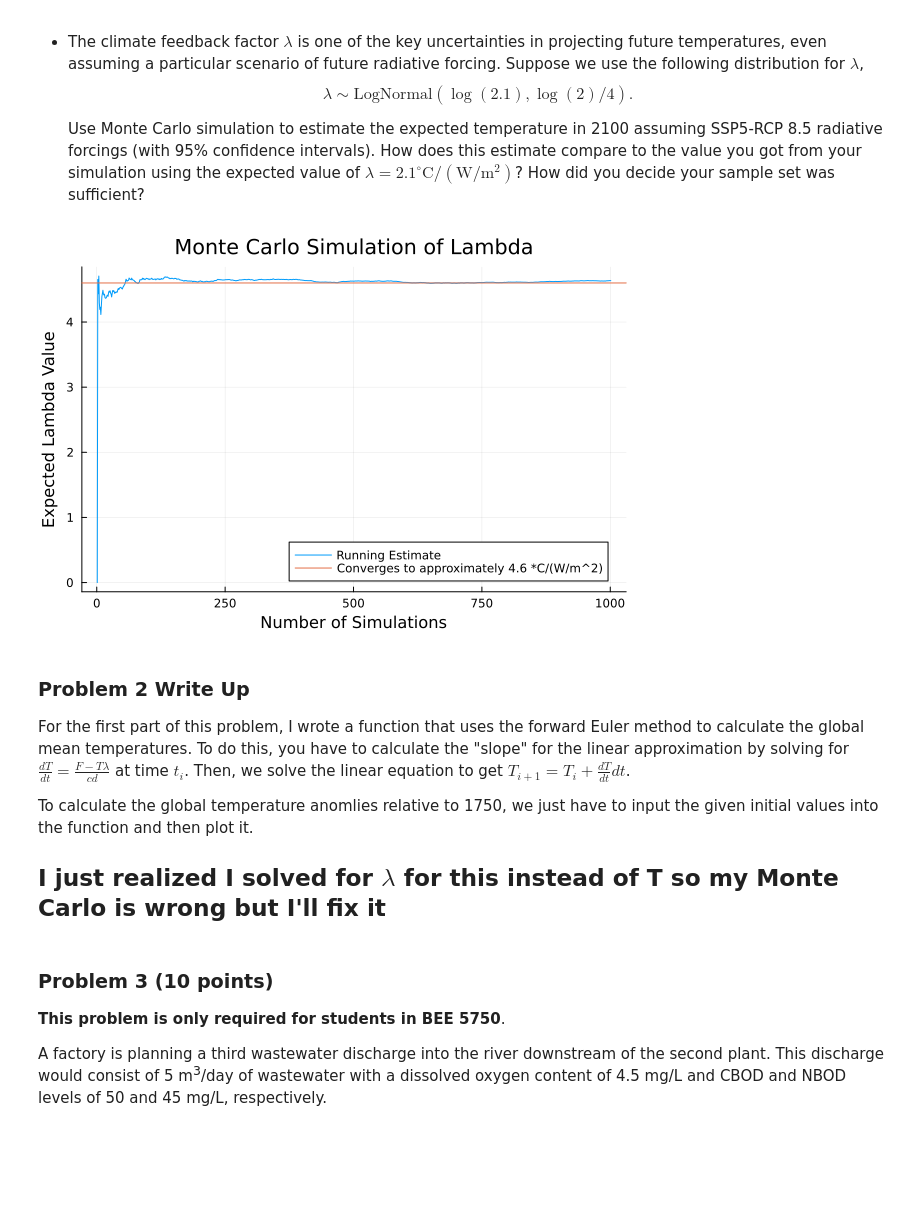
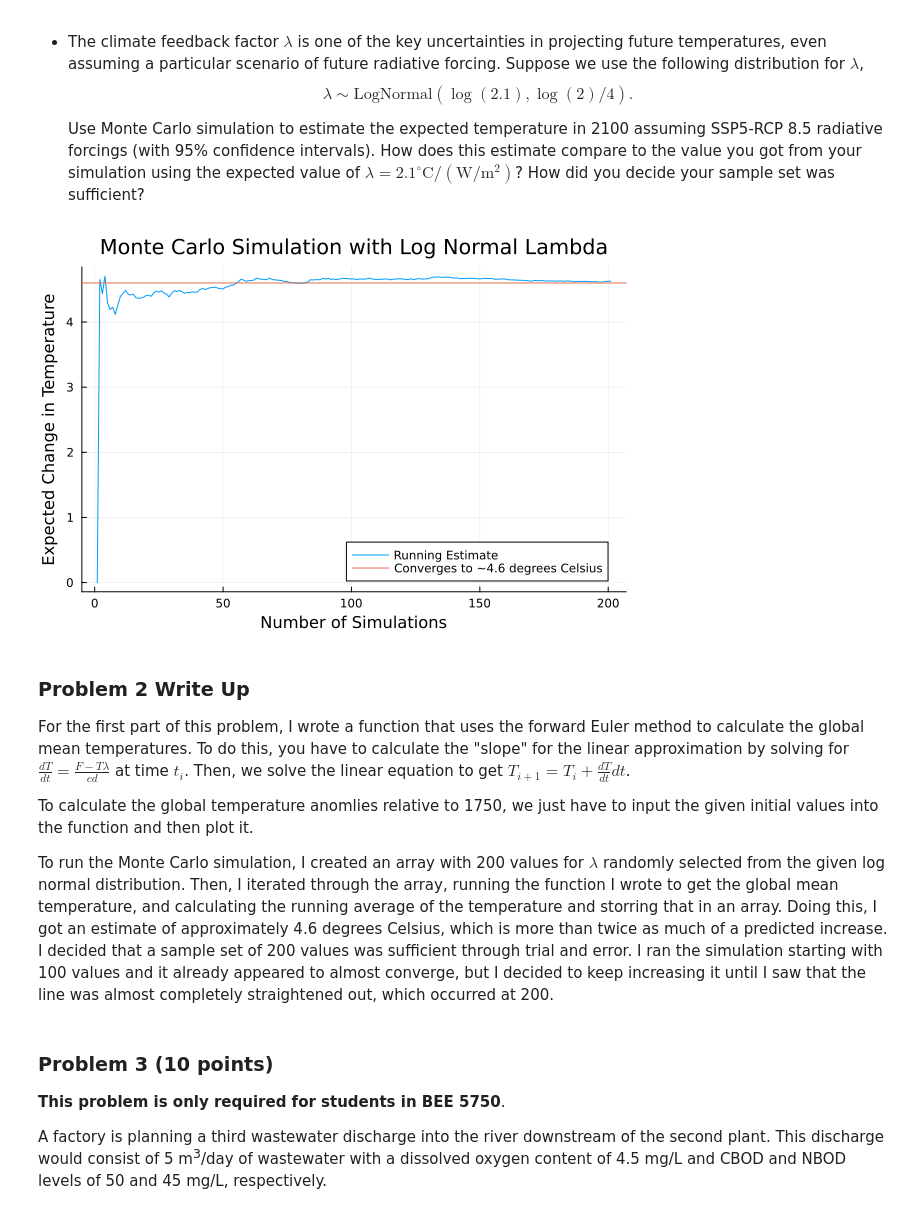
Before and after one commit to BEE4750-FA24/hw3-ari-jiaming-grace, a Jupyter notebook: hw03.ipynb, the cells around one changed output. Saved outputs shown, nothing was run; the diff lists cells and outputs as text; code cells hidden in the pictures; blank space fills up the shorter version.

Commit message:
Almost done unsure about 95% thing - asked on Ed

```diff
--- a/hw03.ipynb
+++ b/hw03.ipynb
@@ -396,26 +396,26 @@ title!("Temperature Change due to Total Radiative Forcing")
 # %%
 Random.seed!(1)
 lambda_dist = LogNormal(log(2.1), log(2)/4)
-lambda_samples = rand(lambda_dist, 1000)
+lambda_samples = rand(lambda_dist, 200)
 F_2100 = F[1:351]
 T = [0.0]
 T_tot = 0.0
 
 for i in 1:length(lambda_samples)
     Temps = global_mean_temperature(c, d, lambda_samples[i], F, T0, dt)
     T_tot = T_tot + Temps[351]
     T_ave = T_tot/i
     push!(T, T_ave)
 end
 
 
 plot(T, label = "Running Estimate")
-hline!([4.6], label = "Converges to approximately 4.6 *C/(W/m^2)")
+hline!([4.6], label = "Converges to ~4.6 degrees Celsius")
 xlabel!("Number of Simulations")
-ylabel!("Expected Lambda Value")
-title!("Monte Carlo Simulation of Lambda")
+ylabel!("Expected Change in Temperature")
+title!("Monte Carlo Simulation with Log Normal Lambda")
 # %% [output]
-[figure, old version]
+[figure, new version]
 # %% [markdown]
 ### Problem 2 Write Up
 
@@ -423,7 +423,7 @@ For the first part of this problem, I wrote a function that uses the forward Eul
 
 To calculate the global temperature anomlies relative to 1750, we just have to input the given initial values into the function and then plot it.
 
-## I just realized I solved for $\lambda$ for this instead of T so my Monte Carlo is wrong but I'll fix it
+To run the Monte Carlo simulation, I created an array with 200 values for $\lambda$ randomly selected from the given log normal distribution. Then, I iterated through the array, running the function I wrote to get the global mean temperature, and calculating the running average of the temperature and storring that in an array. Doing this, I got an estimate of approximately 4.6 degrees Celsius, which is more than twice as much of a predicted increase. I decided that a sample set of 200 values was sufficient through trial and error. I ran the simulation starting with 100 values and it already appeared to almost converge, but I decided to keep increasing it until I saw that the line was almost completely straightened out, which occurred at 200.
 # %% [markdown]
 ### Problem 3 (10 points)
 
```
